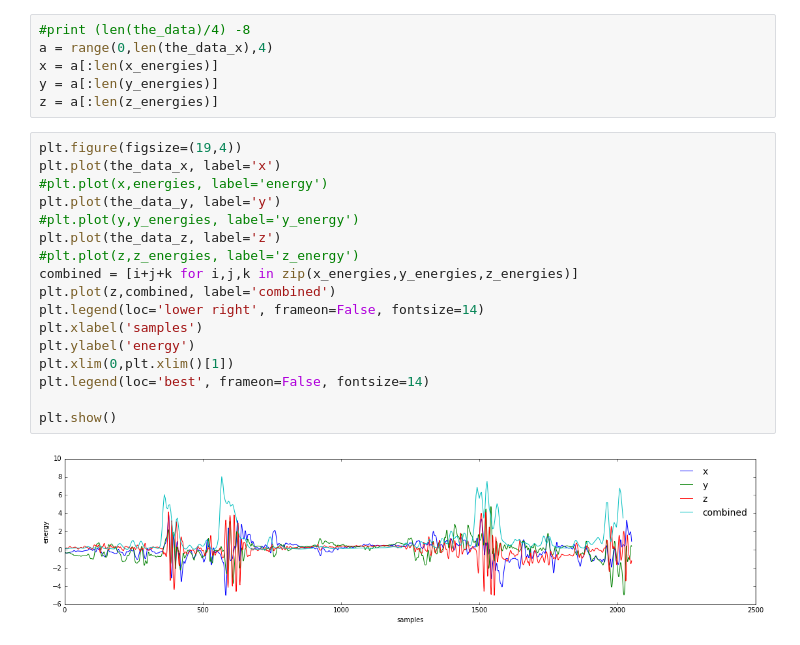
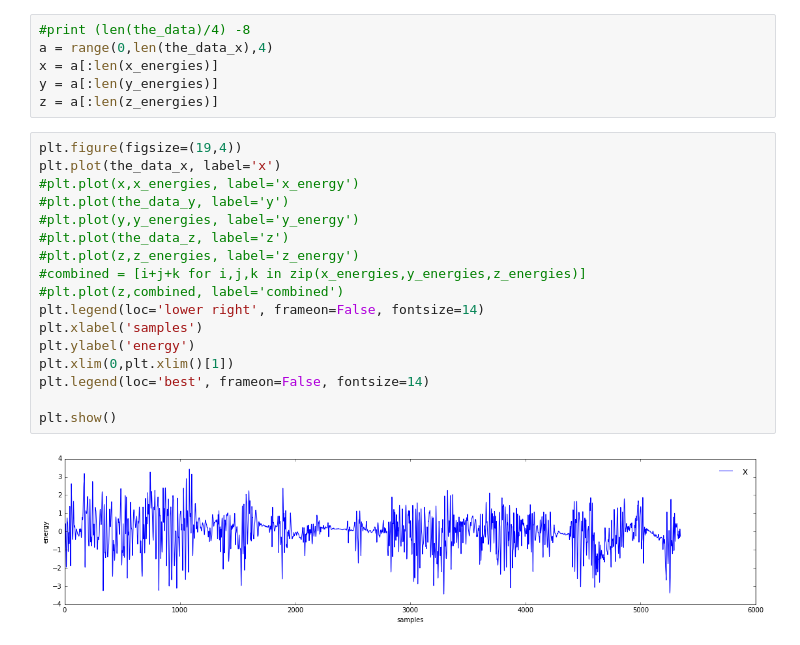
Before and after one commit to ewerlopes/phd_robogame, a Jupyter notebook: notebooks/Windowing AGAIN.ipynb, the cells around one changed output. Cells and saved outputs as stored; diff of their text form.

```diff
--- a/notebooks/Windowing AGAIN.ipynb
+++ b/notebooks/Windowing AGAIN.ipynb
@@ -418,19 +473,19 @@ z = a[:len(z_energies)]
 # %%
 plt.figure(figsize=(19,4))
 plt.plot(the_data_x, label='x')
-#plt.plot(x,energies, label='energy')
-plt.plot(the_data_y, label='y')
+#plt.plot(x,x_energies, label='x_energy')
+#plt.plot(the_data_y, label='y')
 #plt.plot(y,y_energies, label='y_energy')
-plt.plot(the_data_z, label='z')
+#plt.plot(the_data_z, label='z')
 #plt.plot(z,z_energies, label='z_energy')
-combined = [i+j+k for i,j,k in zip(x_energies,y_energies,z_energies)]
-plt.plot(z,combined, label='combined')
+#combined = [i+j+k for i,j,k in zip(x_energies,y_energies,z_energies)]
+#plt.plot(z,combined, label='combined')
 plt.legend(loc='lower right', frameon=False, fontsize=14)
 plt.xlabel('samples')
 plt.ylabel('energy')
 plt.xlim(0,plt.xlim()[1])
 plt.legend(loc='best', frameon=False, fontsize=14)
 
 plt.show()
 # %% [output]
-[figure, old version]
+[figure, new version]
```
Also changed, not shown: parts of 7 cells of this notebook, 16 other files.
